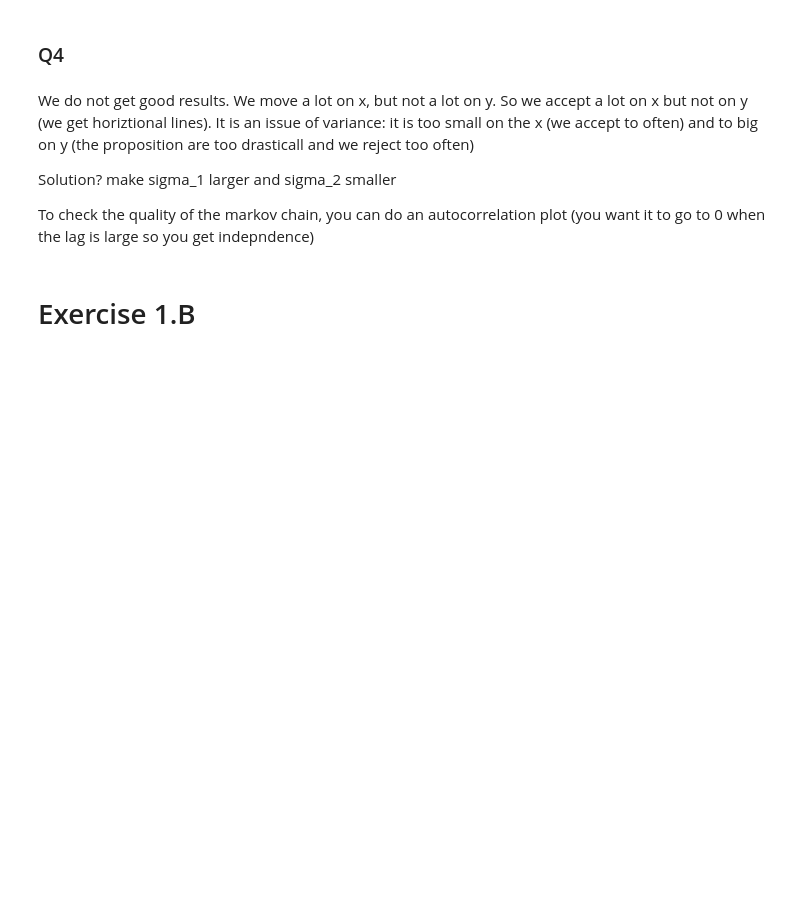
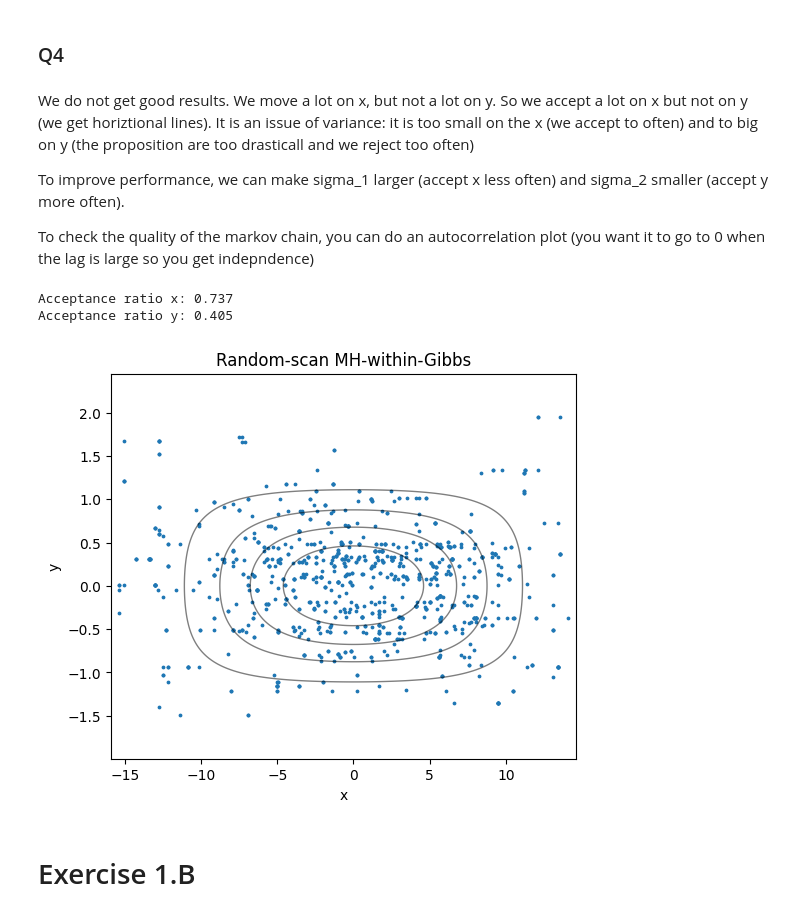
Before and after one commit to T-prog123/MVA_code, a Jupyter notebook: computational_statistics/tp4_computational_statistics.ipynb, the cells around one changed output. Cells and saved outputs as stored; diff of their text form; code cells hidden in the pictures; blank space fills up the shorter version.

```diff
--- a/computational_statistics/tp4_computational_statistics.ipynb
+++ b/computational_statistics/tp4_computational_statistics.ipynb
@@ -94,10 +138,18 @@ len(x_list)
 # %% [markdown]
 We do not get good results. We move a lot on x, but not a lot on y. So we accept a lot on x but not on y (we get horiztional lines). It is an issue of variance: it is too small on the x (we accept to often) and to big on y (the proposition are too drasticall and we reject too often)
 
-Solution? make sigma_1 larger and sigma_2 smaller
+To improve performance, we can make sigma_1 larger (accept x less often) and sigma_2 smaller (accept y more often).
 
 
 To check the quality of the markov chain, you can do an autocorrelation plot (you want it to go to 0 when the lag is large so you get indepndence)
+# %%
+sigma_1 = 6
+sigma_2 = 2
+plot_sampler(MH_with_gibs, pi, sigma_1, sigma_2, title="Random-scan MH-within-Gibbs")
+# %% [output]
+Acceptance ratio x: 0.737
+Acceptance ratio y: 0.405
+[figure, added]
 # %% [markdown]
 # Exercise 1.B
 # %% [markdown]
```
Also changed, not shown: parts of 15 cells of this notebook.
